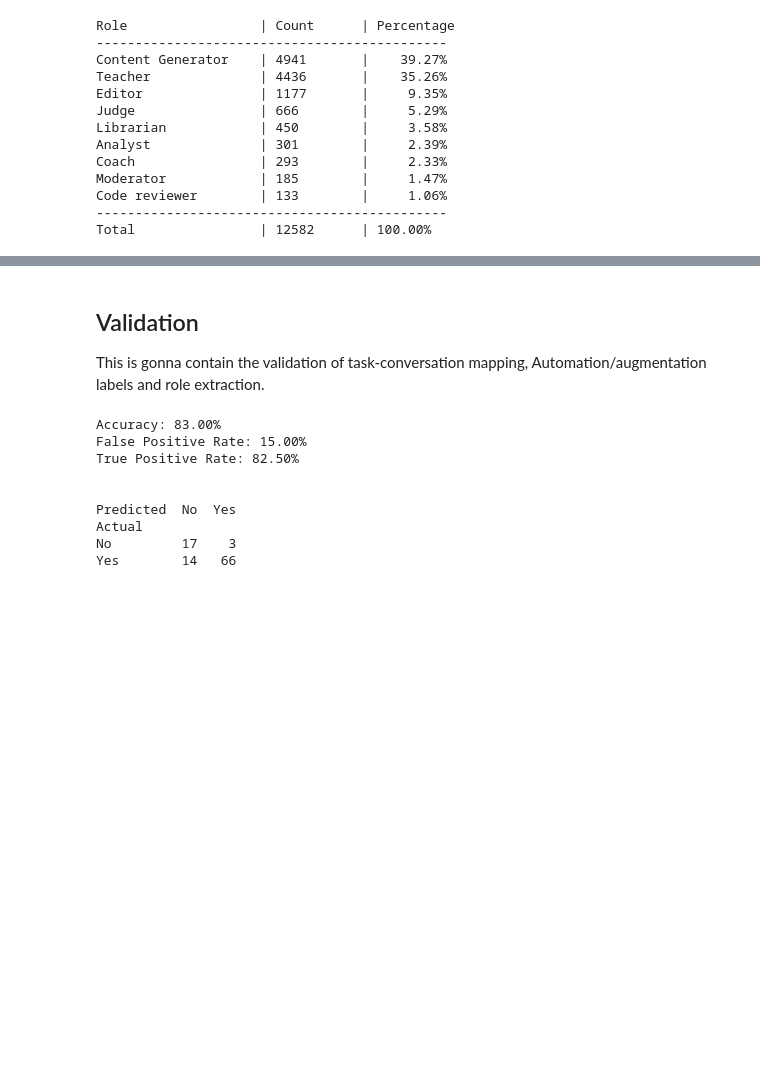
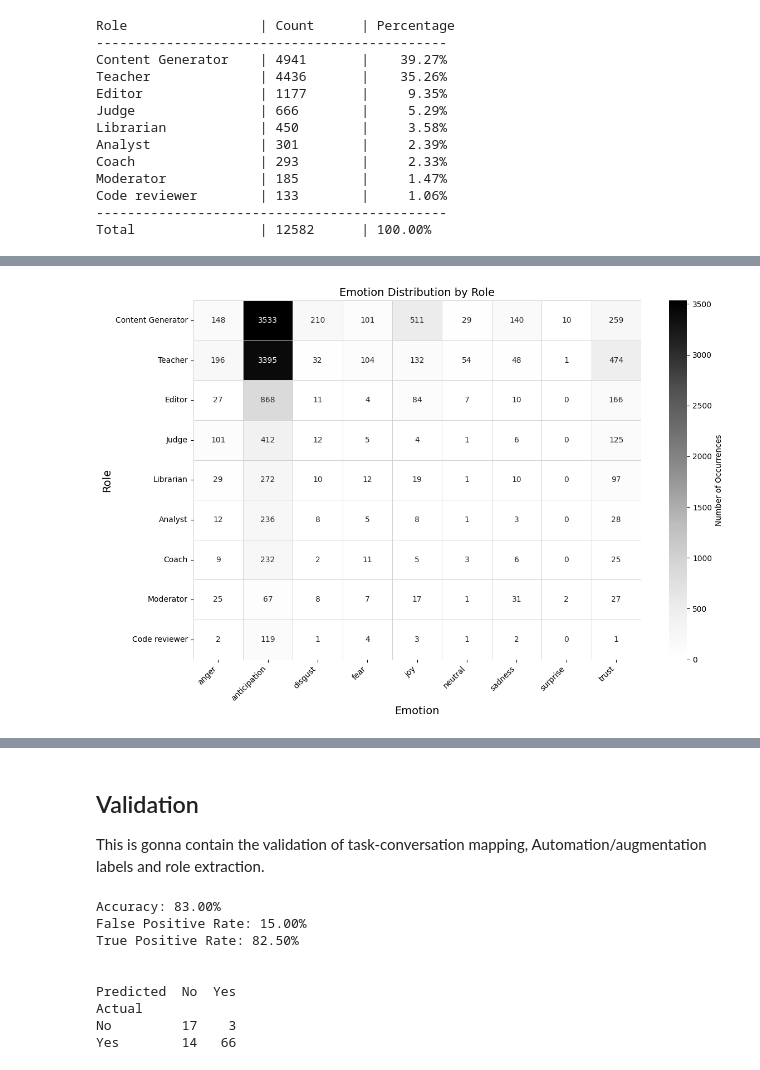
Before and after one commit to Engineering-AI-Systems-Team-3/chatgpt-at-work, a Jupyter notebook: chatgpt_at_work.ipynb, the cells around one changed output, grey strips where cells are left out. Saved outputs shown, nothing was run; the diff lists cells and outputs as text; code cells hidden in the pictures; blank space fills up the shorter version.

```diff
--- a/chatgpt_at_work.ipynb
+++ b/chatgpt_at_work.ipynb
@@ -2133,7 +2134,7 @@ def bertopic_clustering(df: pd.DataFrame, embedding_column: str, test_sizes: lis
 
     return best_topics, best_model
 
-def perform_clustering(df: pd.DataFrame, embedding_column: str) -> tuple:
+def perform_clustering(df: pd.DataFrame, embedding_column: str, min_range: int = 40, max_range: int = 100) -> tuple:
     """
     Plot silhouette scores for a range of cluster numbers based on the embeddings in the specified column,
     and identify the optimal number of clusters. In case the embedding column is based on relational role sentences,
@@ -2141,10 +2142,12 @@ def perform_clustering(df: pd.DataFrame, embedding_column: str) -> tuple:
 
     :param df: DataFrame containing the embeddings to use for calculating silhouette scores
     :param embedding_column: Name of the column containing the embeddings
+    :param min_range: Minimum number of clusters to test
+    :param max_range: Maximum number of clusters to test
     :return: an array of cluster labels for each row in the DataFrame.
     """
 
-    test_sizes = [n for n in range(40, 100)]
+    test_sizes = [n for n in range(min_range, max_range + 1)]
     labels, topic_model = bertopic_clustering(
         df=df,
         embedding_column=embedding_column,
@@ -2333,13 +2335,13 @@ role_to_clusters = {
     "Librarian": [4]
 }
 
-final_roles_df = remap_clusters(
+roles_df = remap_clusters(
     df=roles_df,
     cluster_column="cluster_id",
     mapping=role_to_clusters,
     cluster_name="role"
 )
-final_roles_df.value_counts("role")
+roles_df.value_counts("role")
 # %% [output]
 role
 Other                5805
@@ -2362,0 +2567,3 @@ final_roles_df.to_csv(CLUSTERS_OUTPUT_PATH, index=False)
+# %%
+emotions_model_id = "JuliusAlphonso/distilbert-plutchik"
+classifier = pipeline("text-classification", model=emotions_model_id, device=device)
@@ -2430,0 +2664,31 @@ AttributeError: Can only use .dt accessor with datetimelike values
+# %%
+filtered_roles_df = roles_df[roles_df['role'] != "Other"].copy()
+
+role_emotion_counts = pd.crosstab(filtered_roles_df['role'], filtered_roles_df['emotion'])
+
+role_emotion_counts['Total'] = role_emotion_counts.sum(axis=1)
+
+role_emotion_counts = role_emotion_counts.sort_values(by='Total', ascending=False)
+
+role_emotion_counts = role_emotion_counts.drop(columns=['Total'])
+
+plt.figure(figsize=(12, 8))
+
+sns.heatmap(
+    role_emotion_counts,
+    annot=True,
+    fmt="d",
+    cmap="Greys",
+    linewidths=0.5,
+    linecolor='lightgrey',
+    cbar_kws={'label': 'Number of Occurrences'}
+)
+
+plt.xlabel('Emotion', fontsize=14)
+plt.ylabel('Role', fontsize=14)
+plt.title('Emotion Distribution by Role', fontsize=14)
+plt.xticks(rotation=45, ha='right')
+plt.tight_layout()
+plt.show()
+# %% [output]
+[figure, added]
```
Also changed, not shown: parts of 33 cells of this notebook, 1 other file.
